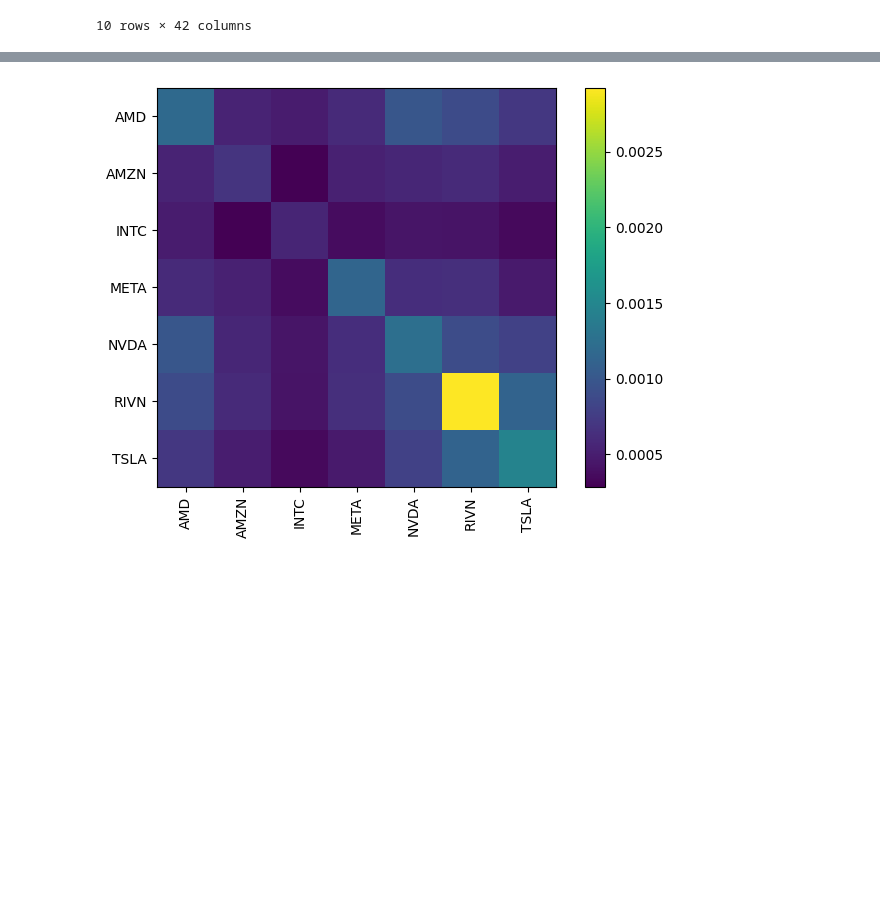
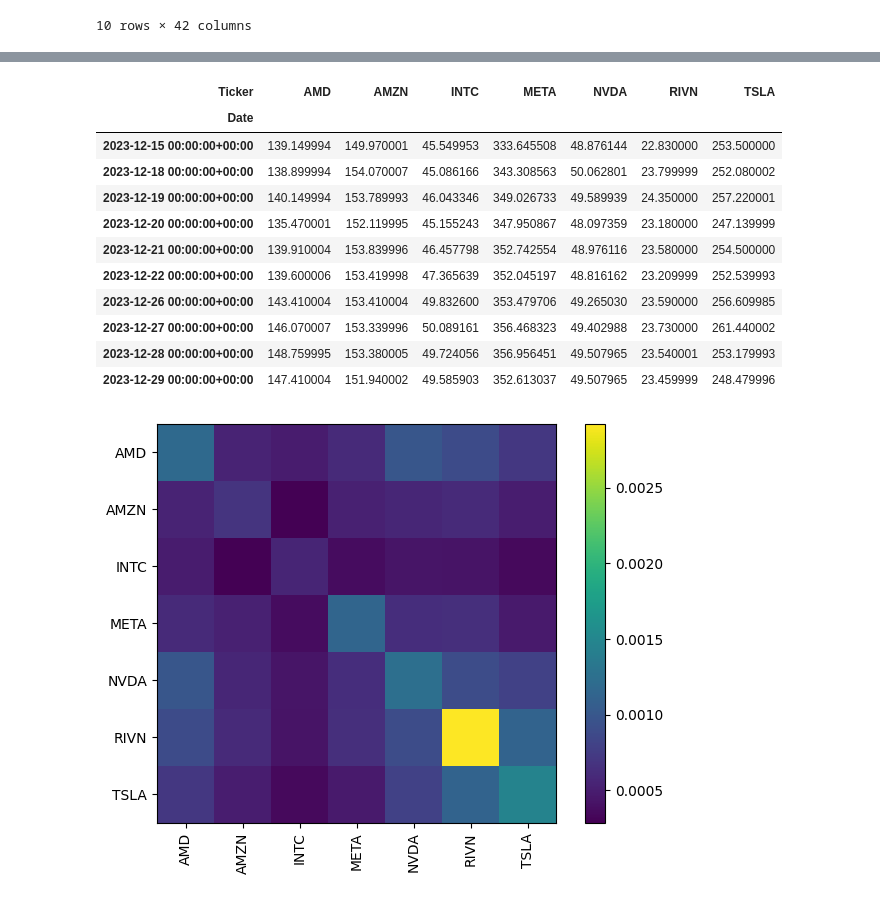
Before and after one commit to chantalmaskell/Black_Litterman_Portfolio_Optimisation, a Jupyter notebook: In_Progress/fear_greed_BL.ipynb, the cells around one changed output, grey strips where cells are left out. Cells and saved outputs as stored; diff of their text form; code cells hidden in the pictures; blank space fills up the shorter version.

```diff
--- a/In_Progress/fear_greed_BL.ipynb
+++ b/In_Progress/fear_greed_BL.ipynb
@@ -52,5 +52,5 @@ data.tail(10)
 | 2023-12-29 00:00:00+00:00 | 147.410004 | 151.940002 | 49.585903 | 352.613037 | 49.507965 | 23.459999 | 248.479996 | 147.410004 | 151.940002 | 50.250000 | ... | ... |
 10 rows × 42 columns
 # %%
-closing_prices["AMD"].tail(14)
+closing_prices.tail(10)
 # %% [output]
@@ -73,3 +57,15 @@ Name: AMD, dtype: float64
+| Ticker | AMD | AMZN | INTC | META | NVDA | RIVN | TSLA |
+| Date |  |  |  |  |  |  |  |
+| 2023-12-15 00:00:00+00:00 | 139.149994 | 149.970001 | 45.549953 | 333.645508 | 48.876144 | 22.830000 | 253.500000 |
+| 2023-12-18 00:00:00+00:00 | 138.899994 | 154.070007 | 45.086166 | 343.308563 | 50.062801 | 23.799999 | 252.080002 |
+| 2023-12-19 00:00:00+00:00 | 140.149994 | 153.789993 | 46.043346 | 349.026733 | 49.589939 | 24.350000 | 257.220001 |
+| 2023-12-20 00:00:00+00:00 | 135.470001 | 152.119995 | 45.155243 | 347.950867 | 48.097359 | 23.180000 | 247.139999 |
+| 2023-12-21 00:00:00+00:00 | 139.910004 | 153.839996 | 46.457798 | 352.742554 | 48.976116 | 23.580000 | 254.500000 |
+| 2023-12-22 00:00:00+00:00 | 139.600006 | 153.419998 | 47.365639 | 352.045197 | 48.816162 | 23.209999 | 252.539993 |
+| 2023-12-26 00:00:00+00:00 | 143.410004 | 153.410004 | 49.832600 | 353.479706 | 49.265030 | 23.590000 | 256.609985 |
+| 2023-12-27 00:00:00+00:00 | 146.070007 | 153.339996 | 50.089161 | 356.468323 | 49.402988 | 23.730000 | 261.440002 |
+| 2023-12-28 00:00:00+00:00 | 148.759995 | 153.380005 | 49.724056 | 356.956451 | 49.507965 | 23.540001 | 253.179993 |
+| 2023-12-29 00:00:00+00:00 | 147.410004 | 151.940002 | 49.585903 | 352.613037 | 49.507965 | 23.459999 | 248.479996 |
 # %%
 covariance_matrix = returns.cov()
 
```
Also changed, not shown: parts of 2 cells of this notebook.
